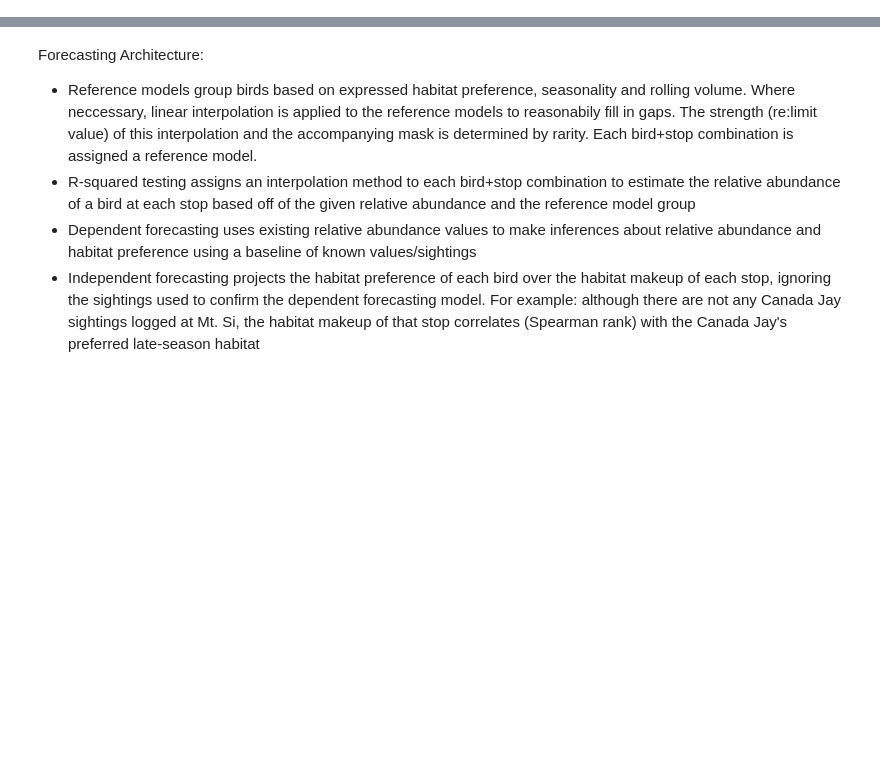
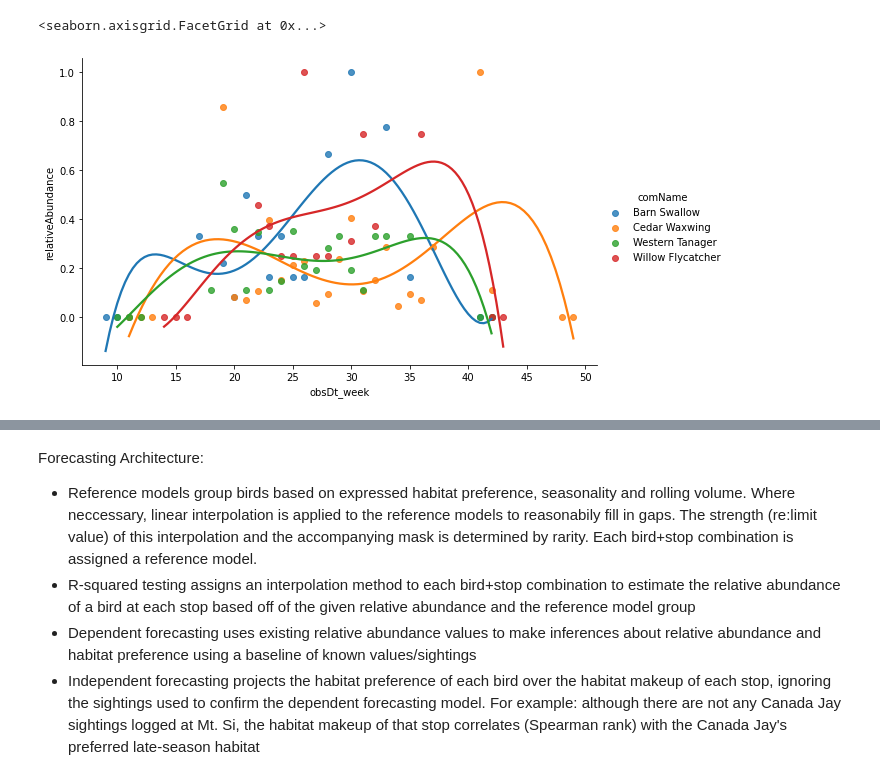
Before and after one commit to Tanag3r/trailheadDirect_birds, a Jupyter notebook: trailheadHabitat_analysis.ipynb, the cells around one changed output, grey strips where cells are left out. Saved outputs shown, nothing was run; the diff lists cells and outputs as text; code cells hidden in the pictures; blank space fills up the shorter version.

```diff
--- a/trailheadHabitat_analysis.ipynb
+++ b/trailheadHabitat_analysis.ipynb
@@ -130,0 +134,6 @@ sns.lmplot(data=model___springSummer,x='obsDt_week',y='relativeAbundance',order=
+# %%
+model___summerFall = wklyAbd_setSpecies(speciesList=['"Willow Flycatcher"','"Western Tanager"','"Barn Swallow"','"Cedar Waxwing"'])
+sns.lmplot(data=model___summerFall,x='obsDt_week',y='relativeAbundance',order=5,ci=None,hue='comName',aspect=1.61)
+# %% [output]
+<seaborn.axisgrid.FacetGrid at 0x...>
+[figure, added]
```
Also changed, not shown: parts of 9 cells of this notebook.
